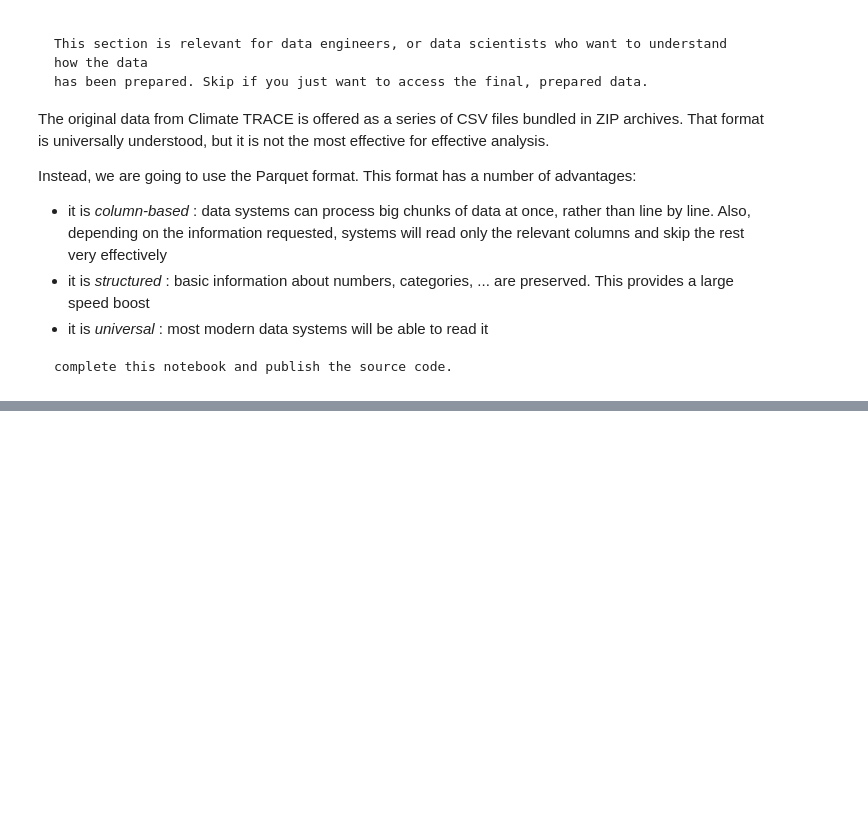
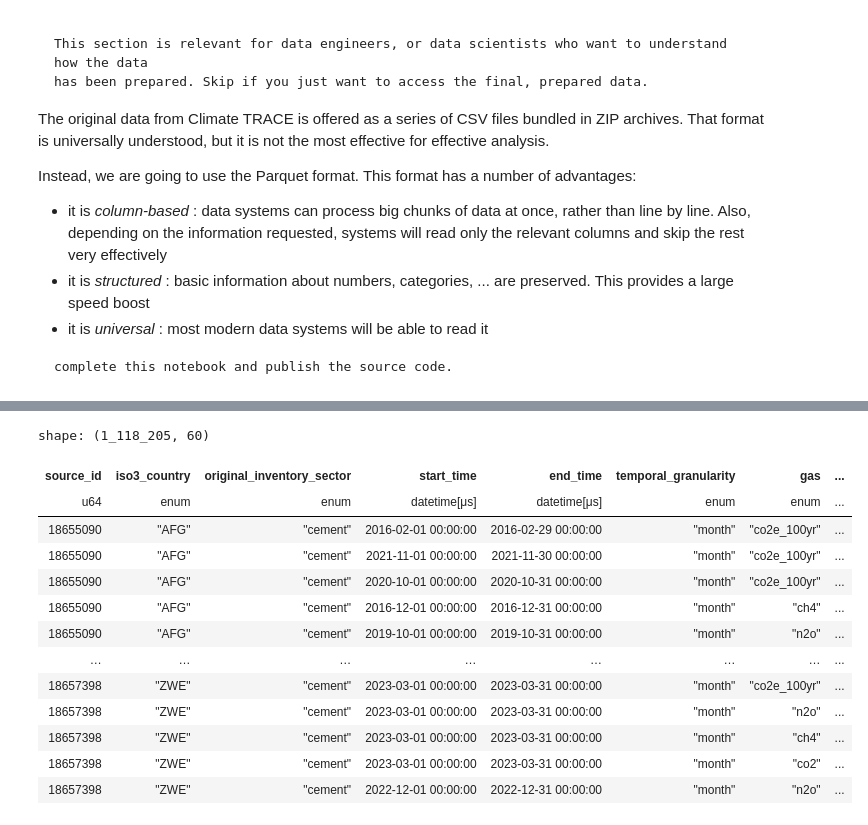
Before and after one commit to tjhunter/climate-trace-handbook, a Jupyter notebook: ct_book/ingestion.ipynb, the cells around one changed output, grey strips where cells are left out. Saved outputs shown, nothing was run; the diff lists cells and outputs as text; code cells hidden in the pictures; blank space fills up the shorter version.

```diff
--- a/ct_book/ingestion.ipynb
+++ b/ct_book/ingestion.ipynb
@@ -20,0 +77,17 @@ complete this notebook and publish the source code.
+# %%
+pl.read_parquet("/tmp/cement_emissions-sources.parquet")
+# %% [output]
+shape: (1_118_205, 60)
+| source_id | iso3_country | original_inventory_sector | start_time | end_time | temporal_granularity | gas | ... |
+| u64 | enum | enum | datetime[μs] | datetime[μs] | enum | enum | ... |
+| 18655090 | "AFG" | "cement" | 2016-02-01 00:00:00 | 2016-02-29 00:00:00 | "month" | "co2e_100yr" | ... |
+| 18655090 | "AFG" | "cement" | 2021-11-01 00:00:00 | 2021-11-30 00:00:00 | "month" | "co2e_100yr" | ... |
+| 18655090 | "AFG" | "cement" | 2020-10-01 00:00:00 | 2020-10-31 00:00:00 | "month" | "co2e_100yr" | ... |
+| 18655090 | "AFG" | "cement" | 2016-12-01 00:00:00 | 2016-12-31 00:00:00 | "month" | "ch4" | ... |
+| 18655090 | "AFG" | "cement" | 2019-10-01 00:00:00 | 2019-10-31 00:00:00 | "month" | "n2o" | ... |
+| … | … | … | … | … | … | … | ... |
+| 18657398 | "ZWE" | "cement" | 2023-03-01 00:00:00 | 2023-03-31 00:00:00 | "month" | "co2e_100yr" | ... |
+| 18657398 | "ZWE" | "cement" | 2023-03-01 00:00:00 | 2023-03-31 00:00:00 | "month" | "n2o" | ... |
+| 18657398 | "ZWE" | "cement" | 2023-03-01 00:00:00 | 2023-03-31 00:00:00 | "month" | "ch4" | ... |
+| 18657398 | "ZWE" | "cement" | 2023-03-01 00:00:00 | 2023-03-31 00:00:00 | "month" | "co2" | ... |
+| 18657398 | "ZWE" | "cement" | 2022-12-01 00:00:00 | 2022-12-31 00:00:00 | "month" | "n2o" | ... |
```
Also changed, not shown: parts of 16 cells of this notebook, 5 other files.
